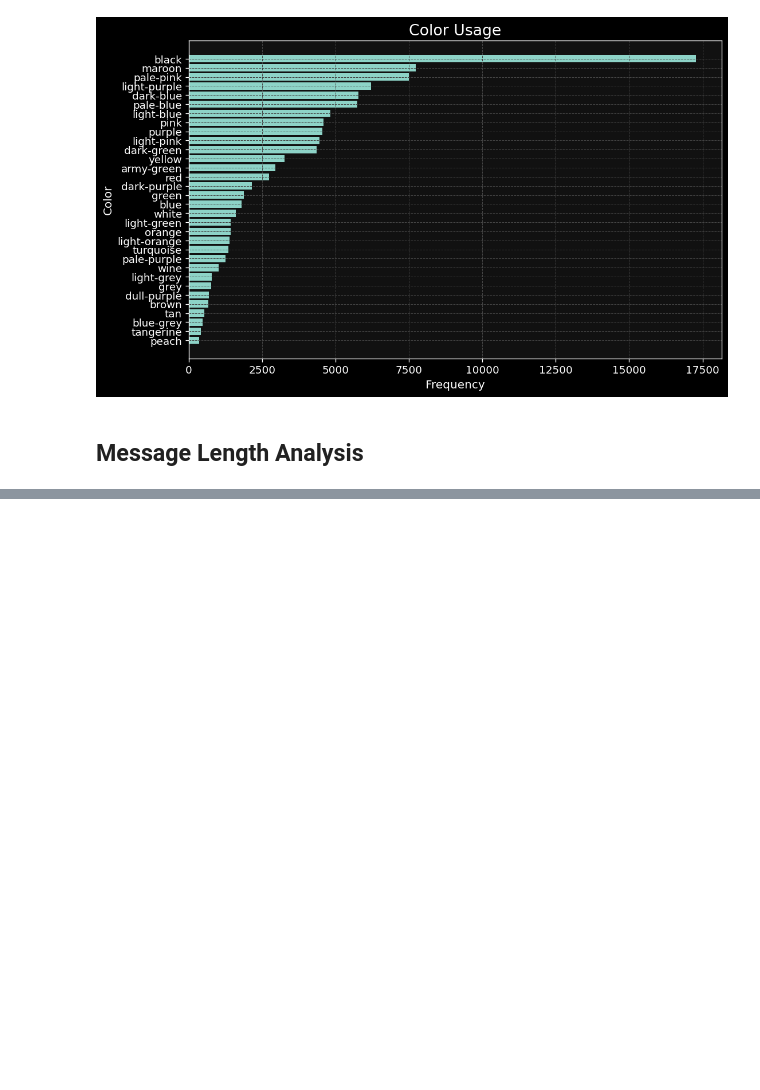
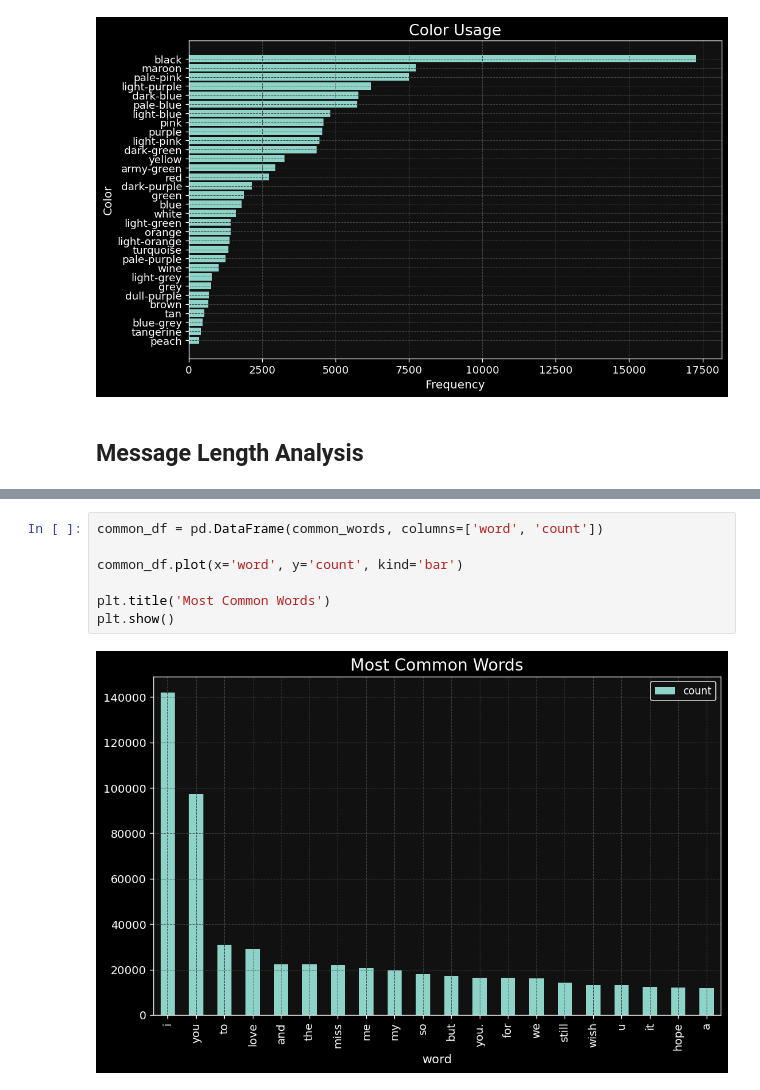
Before and after one commit to 456zamir8/Data_Science_Projects, a Jupyter notebook: Unsent_data/Unsent_project.ipynb, the cells around one changed output, grey strips where cells are left out. Drawn from its saved outputs; the diff is of its cells as text; blank space fills up the shorter version.

```diff
--- a/Unsent_data/Unsent_project.ipynb
+++ b/Unsent_data/Unsent_project.ipynb
@@ -171,0 +204,9 @@ plt.show()
+# %%
+common_df = pd.DataFrame(common_words, columns=['word', 'count'])
+
+common_df.plot(x='word', y='count', kind='bar')
+
+plt.title('Most Common Words')
+plt.show()
+# %% [output]
+[figure, added]
```
Also changed, not shown: parts of 6 cells of this notebook.
